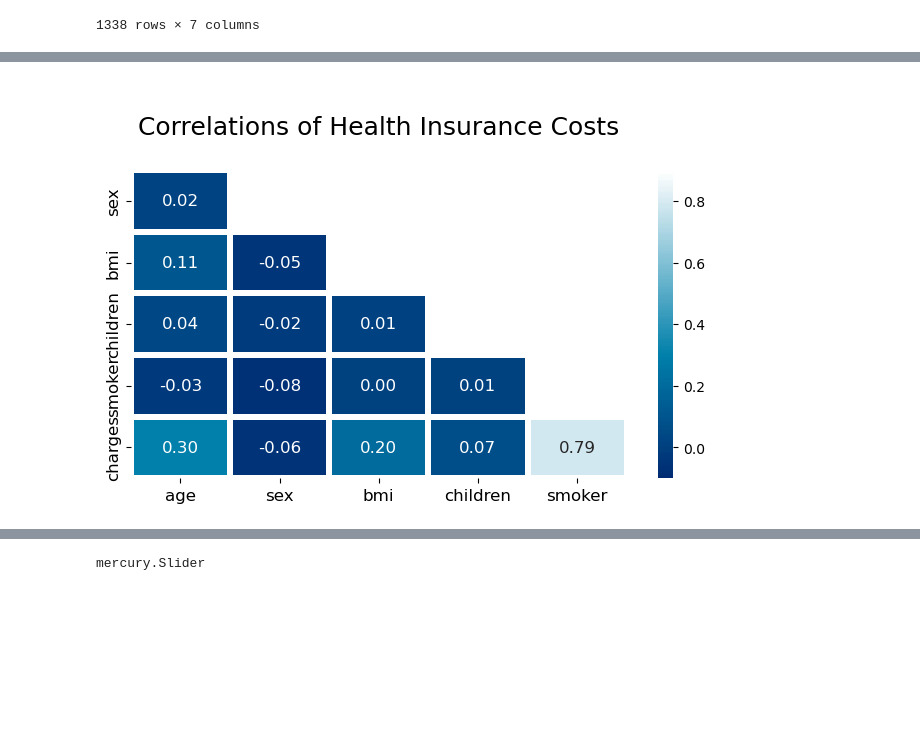
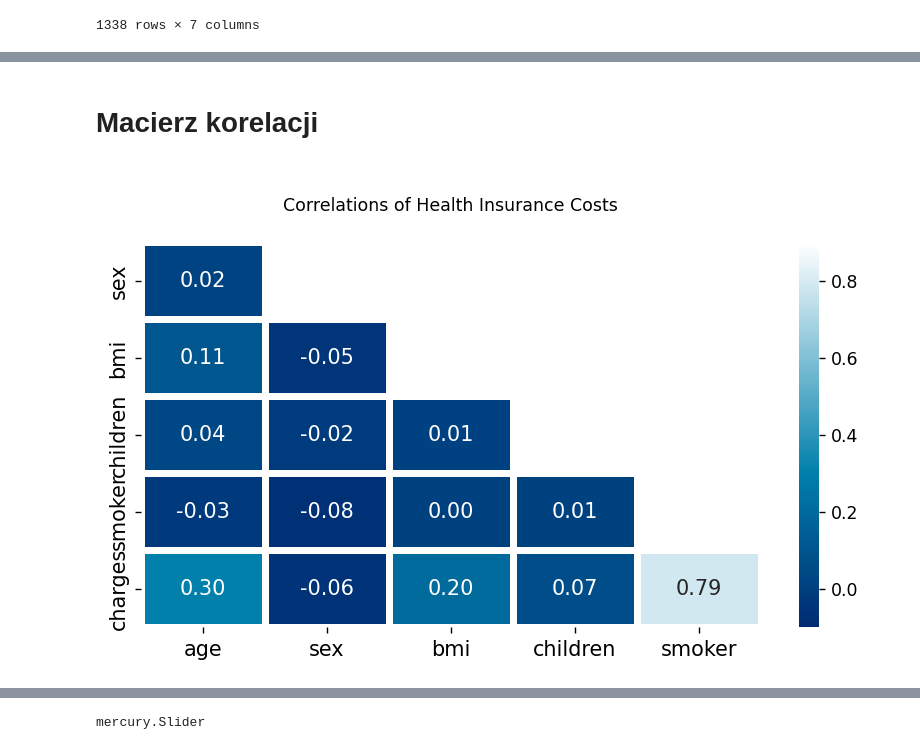
Before and after one commit to infoshareacademy/jdszr13-python_dynamites, a Jupyter notebook: Projekt ML Medical Insurance/Projekt ML - Prezentacja.ipynb, the cells around one changed output, grey strips where cells are left out. Saved outputs shown, nothing was run; the diff lists cells and outputs as text; code cells hidden in the pictures; blank space fills up the shorter version.

```diff
--- a/Projekt ML Medical Insurance/Projekt ML - Prezentacja.ipynb
+++ b/Projekt ML Medical Insurance/Projekt ML - Prezentacja.ipynb
@@ -87,17 +103,18 @@ df.head()
 # %%
-fig, ax = plt.subplots(figsize=(8,4))
+display(md("# Macierz korelacji"))
+
+fig, ax = plt.subplots(figsize=(8,4), dpi = 125)
 
 mask = np.triu(np.ones_like(df.corr(numeric_only = True), dtype=bool))[1:, :-1]
 corr = df.corr(numeric_only = True).iloc[1:,:-1].copy()
 
 ax = sns.heatmap(corr, mask=mask, vmin=-.1, vmax=.9, center=0, annot=True, fmt='.2f',
                cmap ='ocean', linewidths=4, annot_kws={"fontsize":12})
 
-ax.set_title('\nCorrelations of Health Insurance Costs\n', fontsize=18)
+plt.title('\nCorrelations of Health Insurance Costs\n', fontsize=10)
 ax.set_xticklabels(ax.get_xticklabels(), fontsize=12)
 ax.set_yticklabels(ax.get_yticklabels(), fontsize=12)
 plt.show()
-#zapisanie obrazu jako png
-fig.savefig('test.png', bbox_inches='tight')
 # %% [output]
+# Macierz korelacji
-[figure, old version]
+[figure, new version]
```
Also changed, not shown: parts of 19 cells of this notebook.
